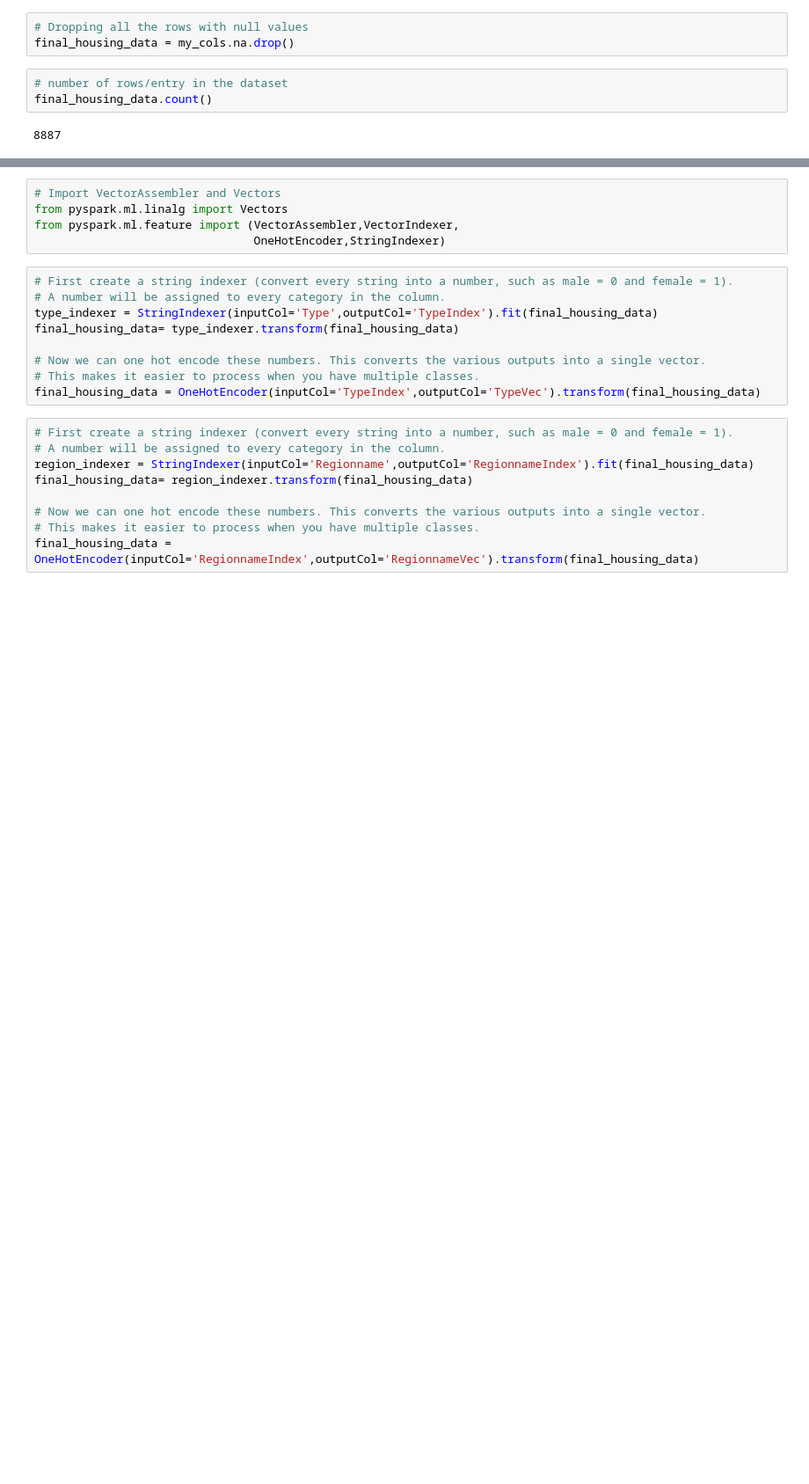
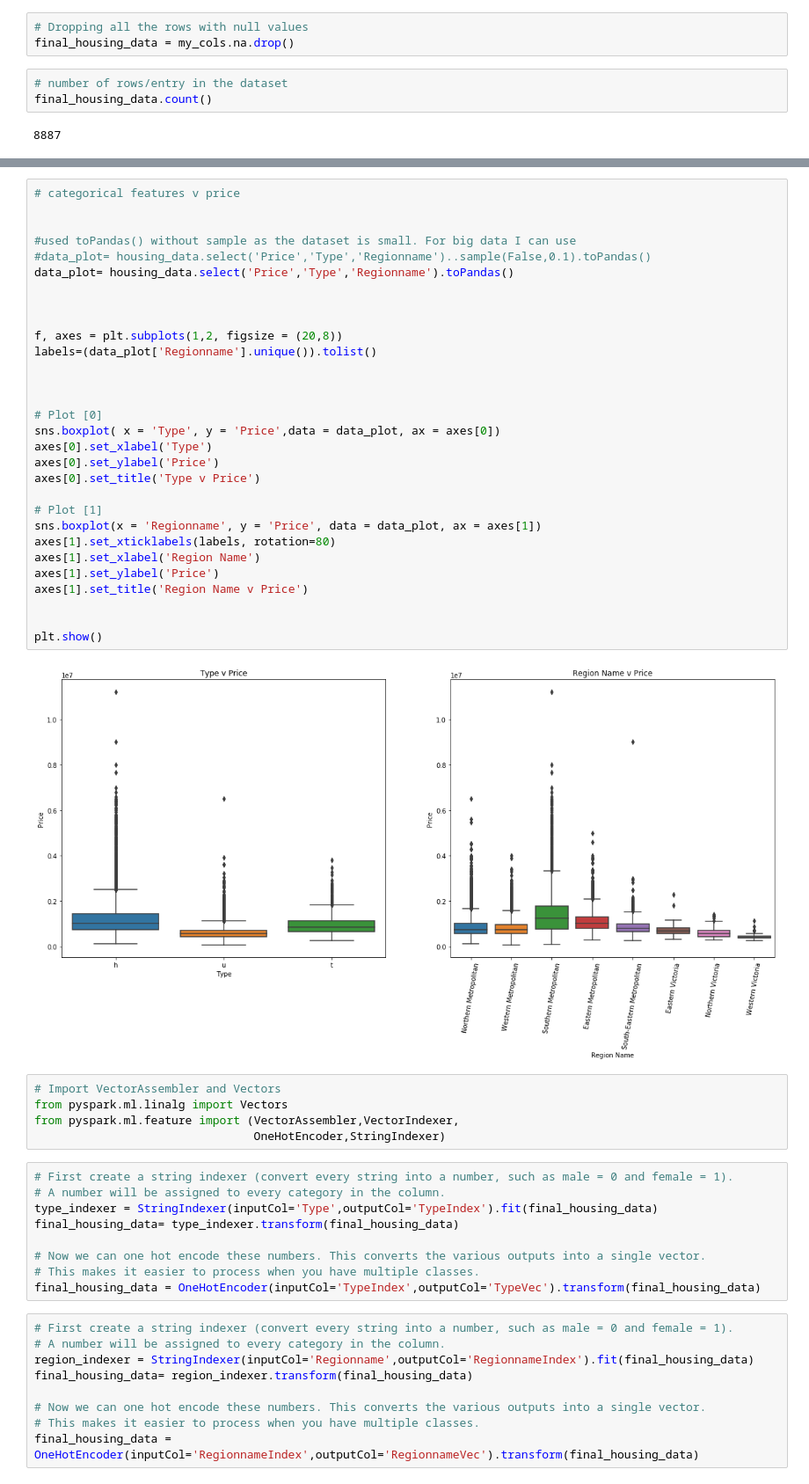
Before and after one commit to misl938/BDAS_misl938, a Jupyter notebook: Iteration4_misl938.ipynb, the cells around one changed output, grey strips where cells are left out. Shown at 88% size. Cells and saved outputs as stored; diff of their text form; blank space fills up the shorter version.

```diff
--- a/Iteration4_misl938.ipynb
+++ b/Iteration4_misl938.ipynb
@@ -334,3 +390,35 @@ final_housing_data.count()
+# %%
+# categorical features v price
+
+
+#used toPandas() without sample as the dataset is small. For big data I can use
+#data_plot= housing_data.select('Price','Type','Regionname')..sample(False,0.1).toPandas()
+data_plot= housing_data.select('Price','Type','Regionname').toPandas()
+
+
+
+f, axes = plt.subplots(1,2, figsize = (20,8))
+labels=(data_plot['Regionname'].unique()).tolist()
+
+
+
+# Plot [0]
+sns.boxplot( x = 'Type', y = 'Price',data = data_plot, ax = axes[0])
+axes[0].set_xlabel('Type')
+axes[0].set_ylabel('Price')
+axes[0].set_title('Type v Price')
+
+# Plot [1]
+sns.boxplot(x = 'Regionname', y = 'Price', data = data_plot, ax = axes[1])
+axes[1].set_xticklabels(labels, rotation=80)
+axes[1].set_xlabel('Region Name')
+axes[1].set_ylabel('Price')
+axes[1].set_title('Region Name v Price')
+
+
+plt.show()
+# %% [output]
+[figure, added]
 # %%
 # Import VectorAssembler and Vectors
 from pyspark.ml.linalg import Vectors
```
Also changed, not shown: parts of 6 cells of this notebook.
